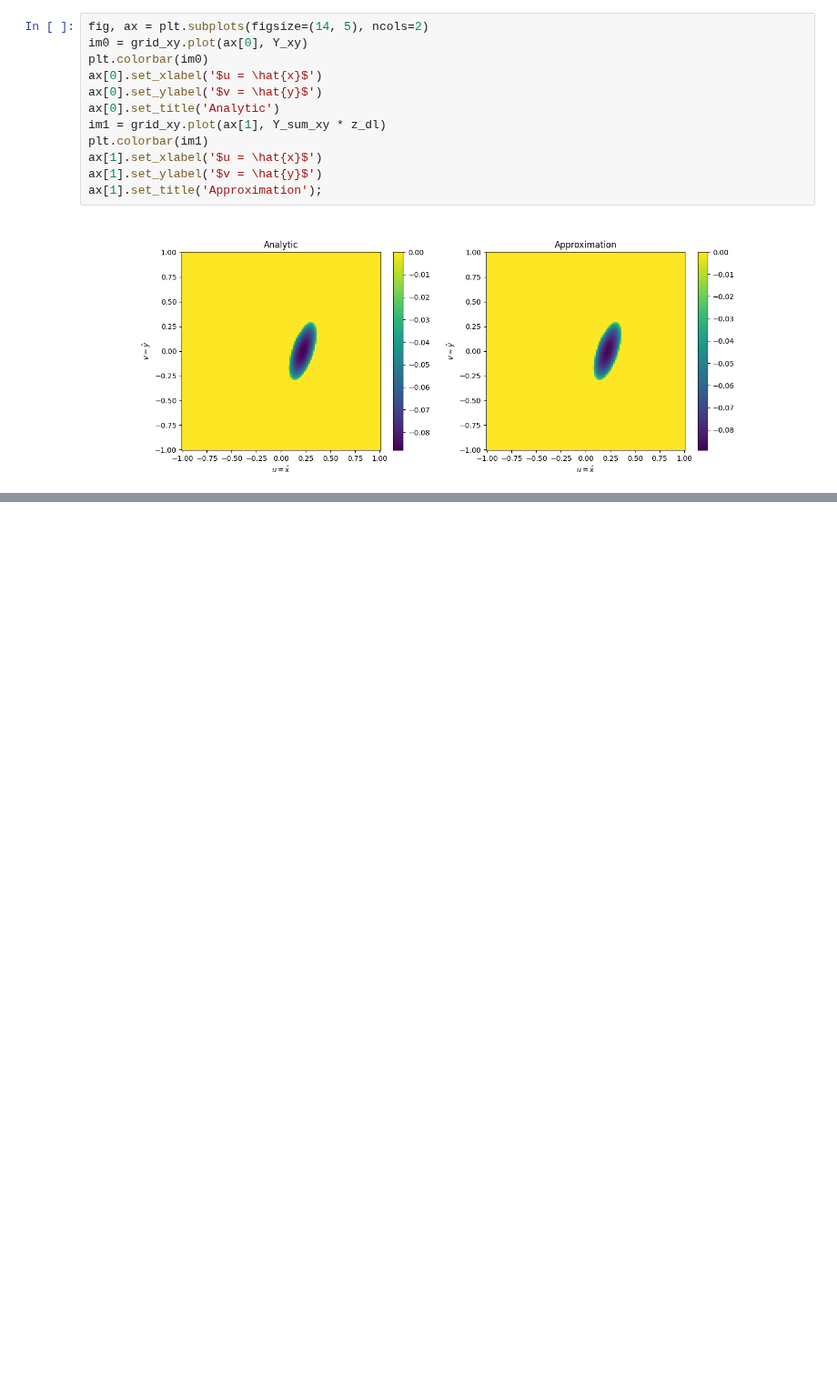
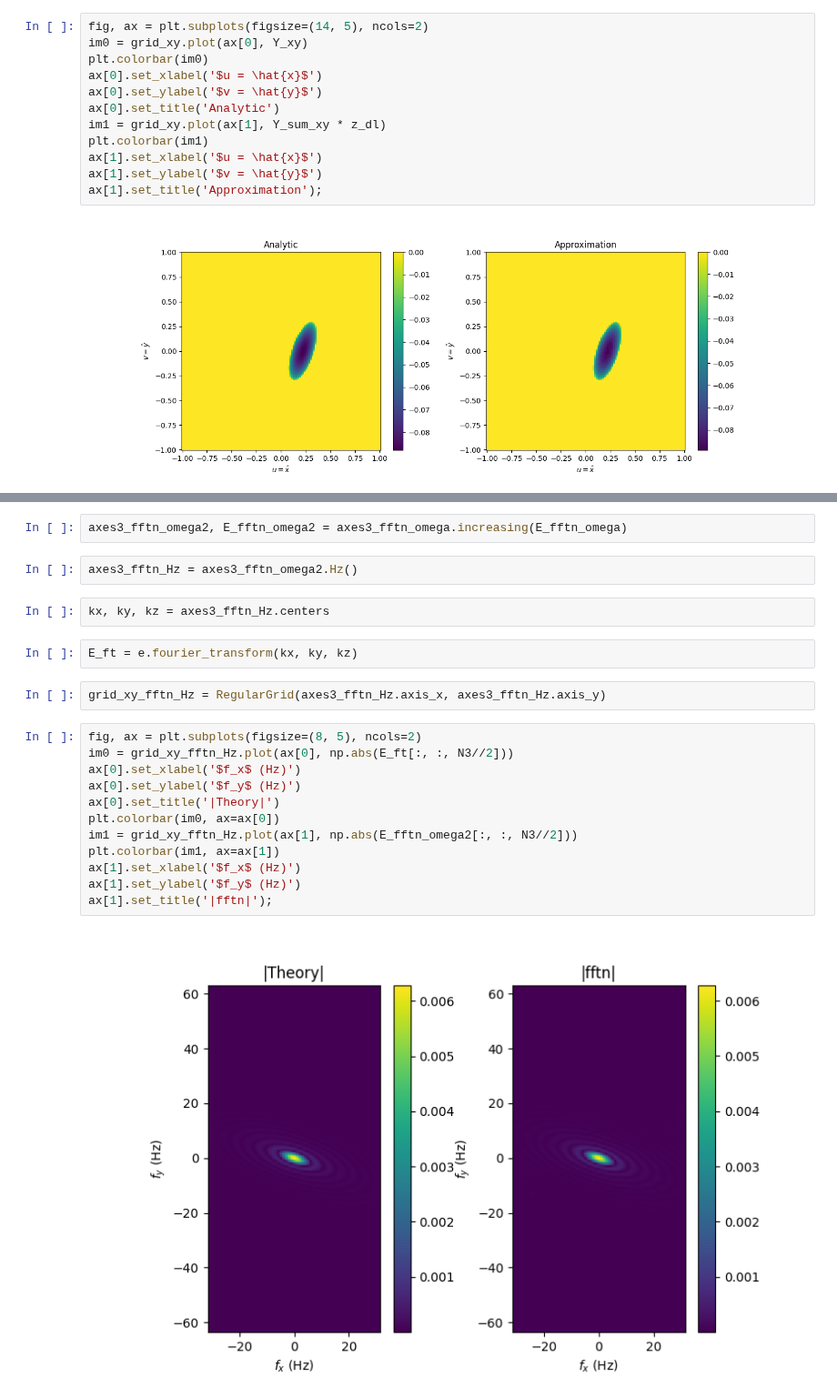
Before and after one commit to butala/pyinverse, a Jupyter notebook: notebooks/Ellipsoid test.ipynb, the cells around one changed output, grey strips where cells are left out. Shown at 91% size. Saved outputs shown, nothing was run; the diff lists cells and outputs as text; blank space fills up the shorter version.

Commit message:
Added test for Fourier transform.

```diff
--- a/notebooks/Ellipsoid test.ipynb
+++ b/notebooks/Ellipsoid test.ipynb
@@ -100,0 +106,24 @@ ax[1].set_title('Approximation');
+# %%
+axes3_fftn_omega2, E_fftn_omega2 = axes3_fftn_omega.increasing(E_fftn_omega)
+# %%
+axes3_fftn_Hz = axes3_fftn_omega2.Hz()
+# %%
+kx, ky, kz = axes3_fftn_Hz.centers
+# %%
+E_ft = e.fourier_transform(kx, ky, kz)
+# %%
+grid_xy_fftn_Hz = RegularGrid(axes3_fftn_Hz.axis_x, axes3_fftn_Hz.axis_y)
+# %%
+fig, ax = plt.subplots(figsize=(8, 5), ncols=2)
+im0 = grid_xy_fftn_Hz.plot(ax[0], np.abs(E_ft[:, :, N3//2]))
+ax[0].set_xlabel('$f_x$ (Hz)')
+ax[0].set_ylabel('$f_y$ (Hz)')
+ax[0].set_title('|Theory|')
+plt.colorbar(im0, ax=ax[0])
+im1 = grid_xy_fftn_Hz.plot(ax[1], np.abs(E_fftn_omega2[:, :, N3//2]))
+plt.colorbar(im1, ax=ax[1])
+ax[1].set_xlabel('$f_x$ (Hz)')
+ax[1].set_ylabel('$f_y$ (Hz)')
+ax[1].set_title('|fftn|');
+# %% [output]
+[figure, added]
```
Also changed, not shown: parts of 4 cells of this notebook.
